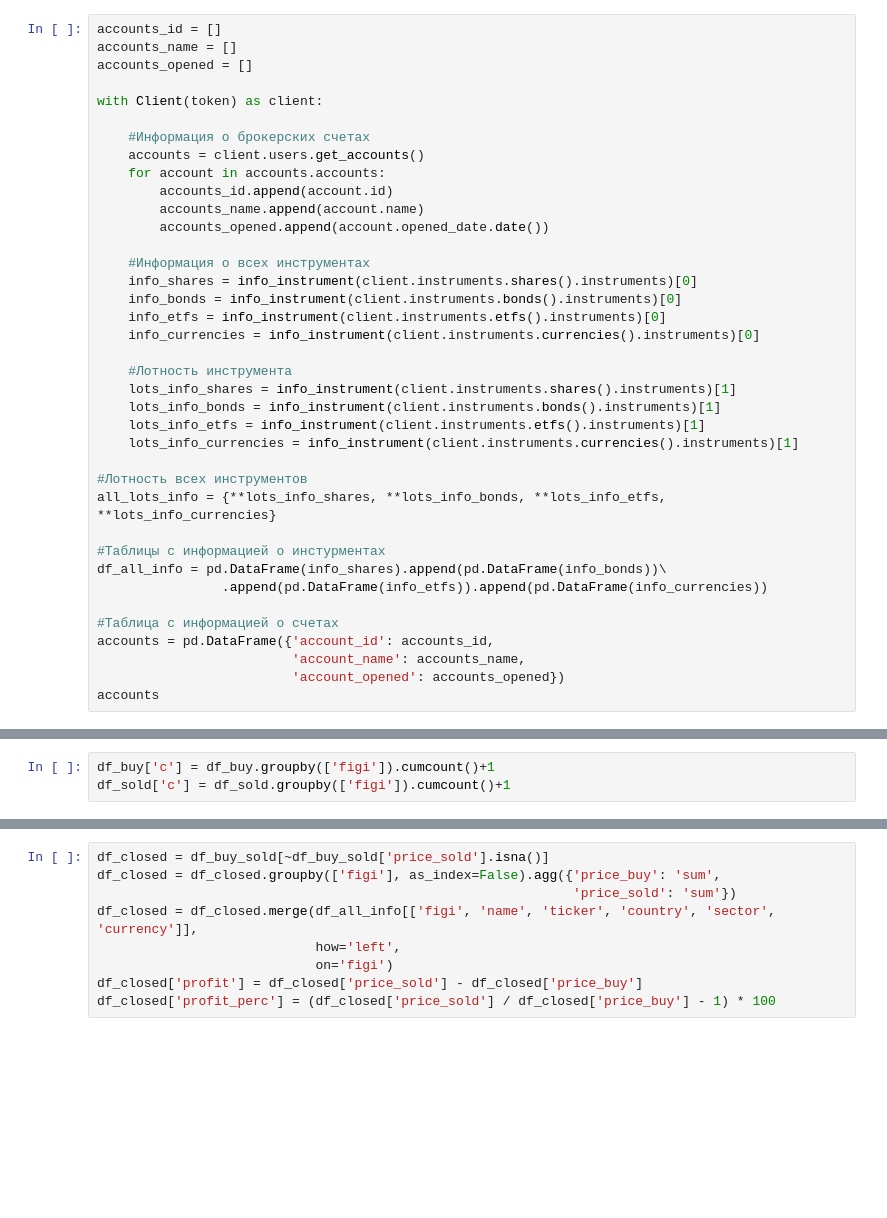
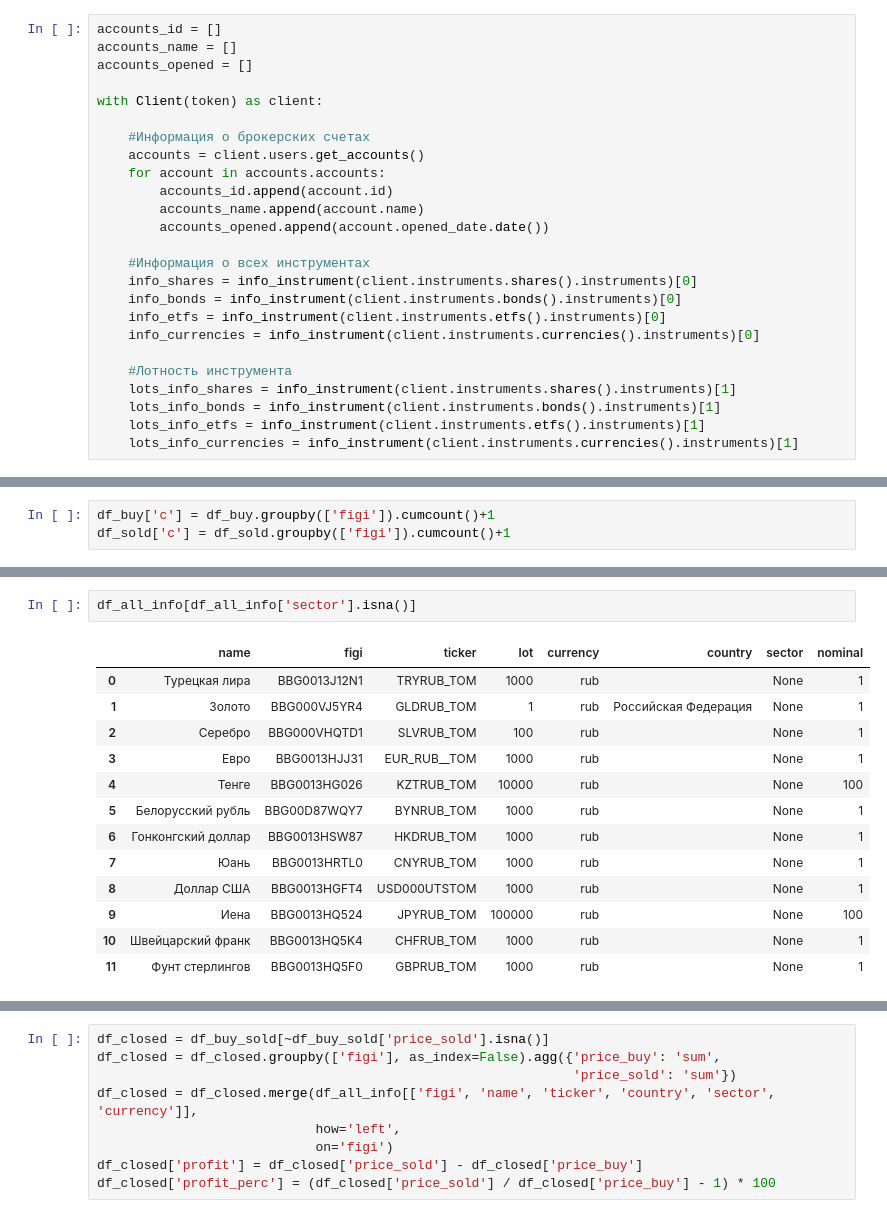
Before and after one commit to VNEShi/tinkoff-invest, a Jupyter notebook: Статистика Тинькоф инвестиций.ipynb, the cells around one changed output, grey strips where cells are left out. Saved outputs shown, nothing was run; the diff lists cells and outputs as text; blank space fills up the shorter version.

```diff
--- a/Статистика Тинькоф инвестиций.ipynb
+++ b/Статистика Тинькоф инвестиций.ipynb
@@ -76,16 +105,3 @@ with Client(token) as client:
     lots_info_bonds = info_instrument(client.instruments.bonds().instruments)[1]
     lots_info_etfs = info_instrument(client.instruments.etfs().instruments)[1]
     lots_info_currencies = info_instrument(client.instruments.currencies().instruments)[1]
-
-#Лотность всех инструментов
-all_lots_info = {**lots_info_shares, **lots_info_bonds, **lots_info_etfs, **lots_info_currencies}
-
-#Таблицы с информацией о инстурментах
-df_all_info = pd.DataFrame(info_shares).append(pd.DataFrame(info_bonds))\
-                .append(pd.DataFrame(info_etfs)).append(pd.DataFrame(info_currencies))
-
-#Таблица с информацией о счетах
-accounts = pd.DataFrame({'account_id': accounts_id,
-                         'account_name': accounts_name,
-                         'account_opened': accounts_opened})
-accounts
@@ -243 +389,17 @@ df_buy_sold
+# %%
+df_all_info[df_all_info['sector'].isna()]
+# %% [output]
+|  | name | figi | ticker | lot | currency | country | sector | nominal |
+| 0 | Турецкая лира | BBG0013J12N1 | TRYRUB_TOM | 1000 | rub |  | None | 1 |
+| 1 | Золото | BBG000VJ5YR4 | GLDRUB_TOM | 1 | rub | Российская Федерация | None | 1 |
+| 2 | Серебро | BBG000VHQTD1 | SLVRUB_TOM | 100 | rub |  | None | 1 |
+| 3 | Евро | BBG0013HJJ31 | EUR_RUB__TOM | 1000 | rub |  | None | 1 |
+| 4 | Тенге | BBG0013HG026 | KZTRUB_TOM | 10000 | rub |  | None | 100 |
+| 5 | Белорусский рубль | BBG00D87WQY7 | BYNRUB_TOM | 1000 | rub |  | None | 1 |
+| 6 | Гонконгский доллар | BBG0013HSW87 | HKDRUB_TOM | 1000 | rub |  | None | 1 |
+| 7 | Юань | BBG0013HRTL0 | CNYRUB_TOM | 1000 | rub |  | None | 1 |
+| 8 | Доллар США | BBG0013HGFT4 | USD000UTSTOM | 1000 | rub |  | None | 1 |
+| 9 | Иена | BBG0013HQ524 | JPYRUB_TOM | 100000 | rub |  | None | 100 |
+| 10 | Швейцарский франк | BBG0013HQ5K4 | CHFRUB_TOM | 1000 | rub |  | None | 1 |
+| 11 | Фунт стерлингов | BBG0013HQ5F0 | GBPRUB_TOM | 1000 | rub |  | None | 1 |
 # %%
```
Also changed, not shown: parts of 26 cells of this notebook.
